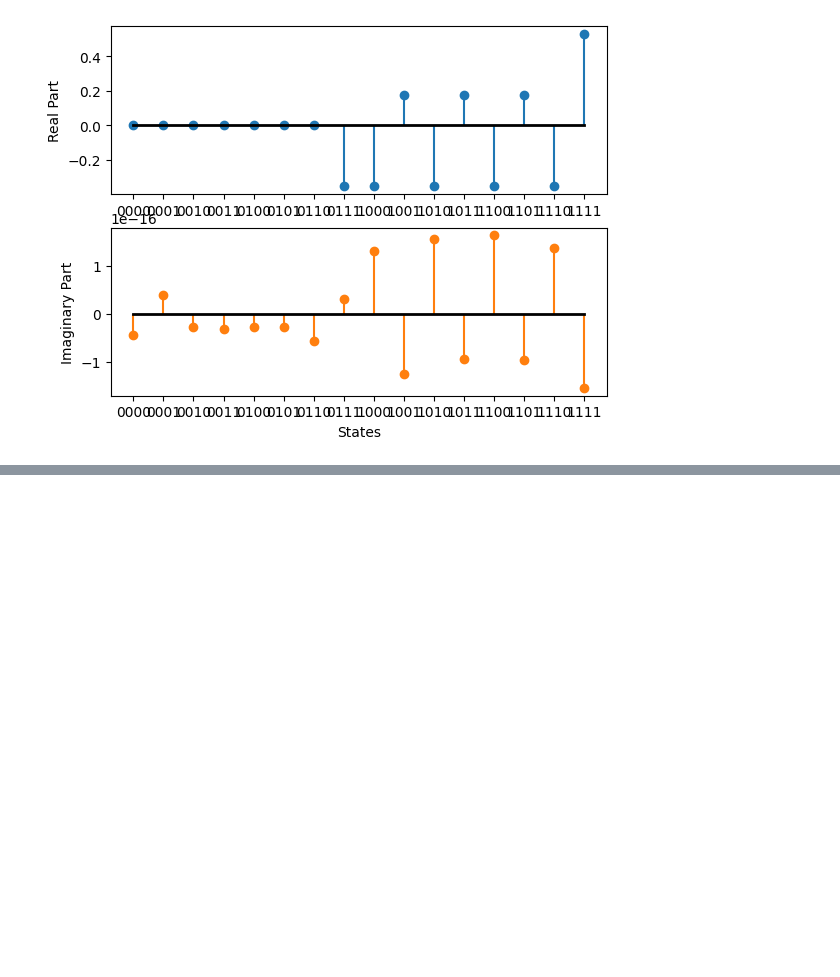
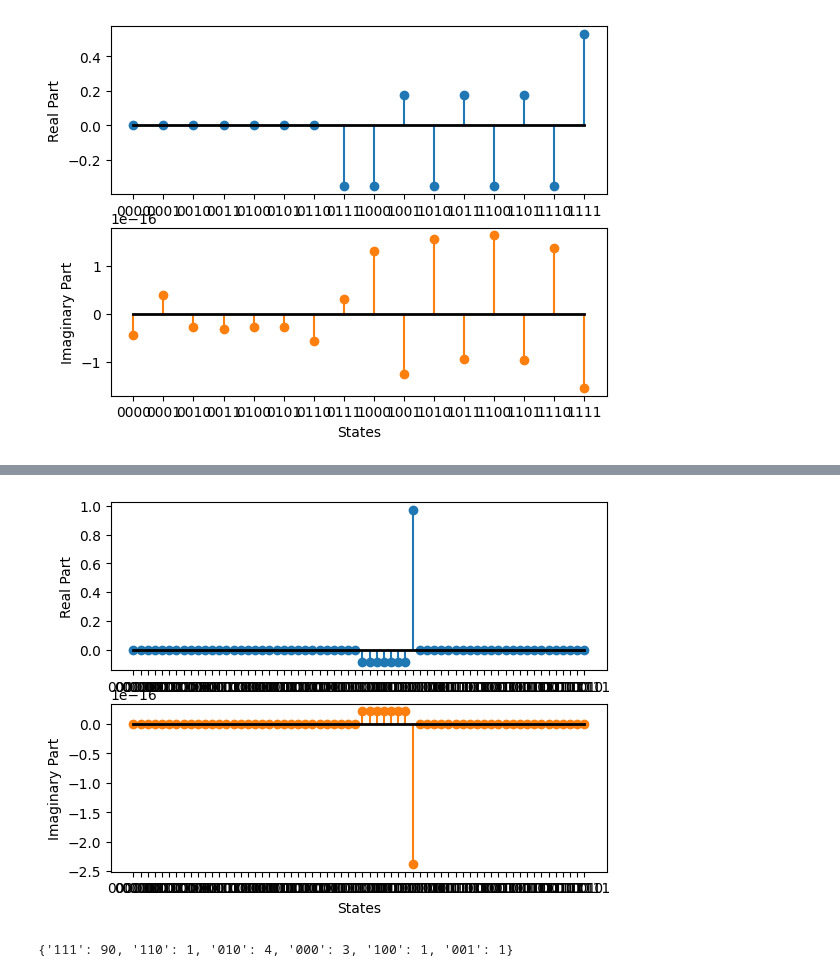
Before and after one commit to 1ngVG-QCCE/QuantumMazeSolver, a Jupyter notebook: grover_test.ipynb, the cells around one changed output, grey strips where cells are left out. Drawn from its saved outputs; the diff is of its cells as text; code cells hidden in the pictures; blank space fills up the shorter version.

```diff
--- a/grover_test.ipynb
+++ b/grover_test.ipynb
@@ -178,0 +207,14 @@ print(r)
+# %%
+s = Statevector.from_label('000000')
+hp.plot_statevector(s.evolve(grover_qc), '')
+# %% [output]
+[figure, added]
+# %%
+sim = AerSimulator()
+N = 100
+qc_transpiled = transpile(grover_qc, sim)
+qc_transpiled.measure(range(3),range(3))
+r = sim.run(qc_transpiled, shots=N).result().get_counts()
+print(r)
+# %% [output]
+{'111': 90, '110': 1, '010': 4, '000': 3, '100': 1, '001': 1}
```
Also changed, not shown: parts of 7 cells of this notebook.
